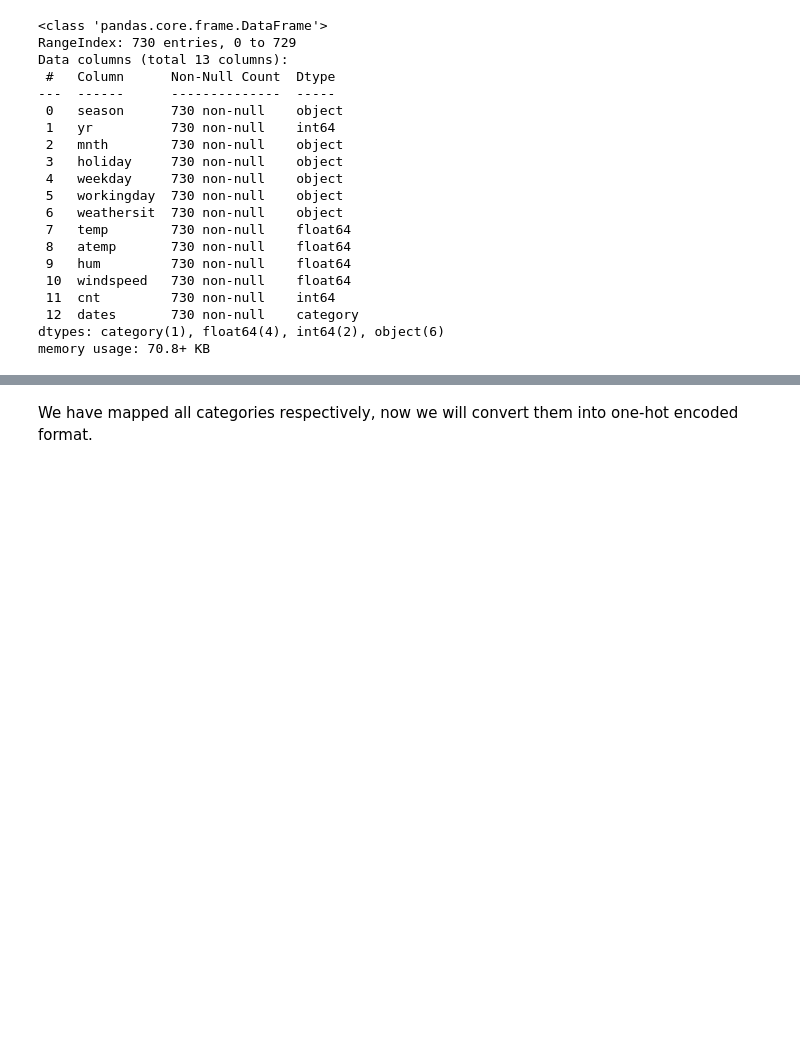
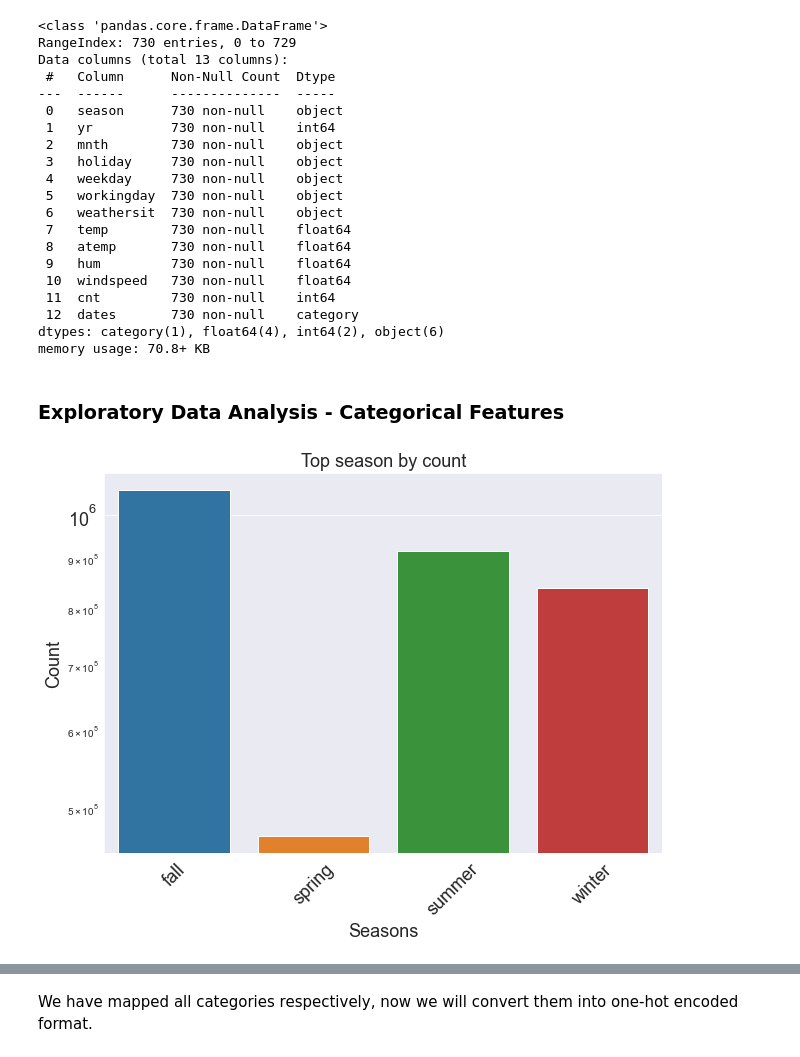
Before and after one commit to subhasisj/Upgrad-PGD-ML---AI, a Jupyter notebook: Assignments/Bike-Sharing-Assignment/Bike-Sharing-Demand-Prediction.ipynb, the cells around one changed output, grey strips where cells are left out. Drawn from its saved outputs; the diff is of its cells as text; code cells hidden in the pictures; blank space fills up the shorter version.

Commit message:
data cleaned , EDA, Preprocessed

```diff
--- a/Assignments/Bike-Sharing-Assignment/Bike-Sharing-Demand-Prediction.ipynb
+++ b/Assignments/Bike-Sharing-Assignment/Bike-Sharing-Demand-Prediction.ipynb
@@ -28,9 +32,12 @@ import pandas as pd
 import numpy as np
 import matplotlib.pyplot as plt
 import seaborn as sns
-
 from sklearn.model_selection import train_test_split
 from sklearn.metrics import r2_score
+
+pd.set_option('max_columns', 50)
+sns.set_style("darkgrid")
+plt.rcParams["figure.figsize"] = (10,7)
 # %% [markdown]
 ### Load Dataset and Data Dictionary
 # %%
@@ -176,7 +183,7 @@ bikes_df['workingday'] = bikes_df.workingday.map({0:'non_working_day',1:'working
 # 4. Heavy Rain + Ice Pallets + Thunderstorm + Mist, Snow + Fog: extreme
 
 
-bikes_df['weathersit'] = bikes_df.weathersit.map({1: 'almost_clear', 2: 'misty', 3: 'lighy_rain_snow',4: 'extreme'})
+bikes_df['weathersit'] = bikes_df.weathersit.map({1: 'almost_clear', 2: 'misty', 3: 'light_rain_snow',4: 'extreme'})
 # %%
 bikes_df.head()
 # %% [output]
@@ -211,3 +218,21 @@ Data columns (total 13 columns):
  12  dates       730 non-null    category
 dtypes: category(1), float64(4), int64(2), object(6)
 memory usage: 70.8+ KB
+# %% [markdown]
+### Exploratory Data Analysis - Categorical Features
+# %%
+def feature_counts(feature,text,set_logscale=False):
+    plt.title(f'Top {feature} by count',fontsize = 18)
+    total_by_feature = bikes_df.groupby(feature).agg({'cnt':'sum'}).reset_index()
+    g =sns.barplot(x = feature,y='cnt',data =total_by_feature)
+    if set_logscale:
+        g.set_yscale("log")
+    plt.ylabel('Count',fontsize = 18)
+    plt.xlabel(text,fontsize = 18)
+    plt.yticks(fontsize = 18)
+    plt.xticks(rotation=45,fontsize = 18)
+    plt.show()
+# %%
+feature_counts('season',text='Seasons',set_logscale=True)
+# %% [output]
+[figure, added]
```
Also changed, not shown: parts of 22 cells of this notebook.
